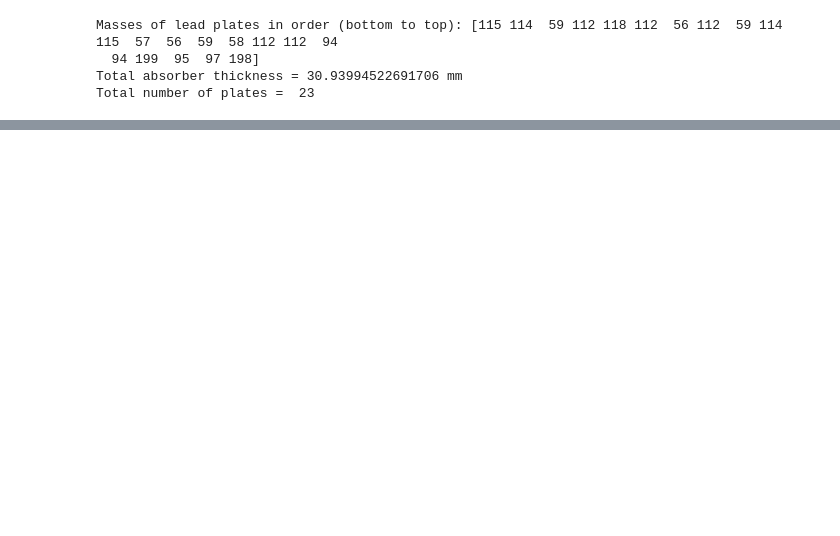
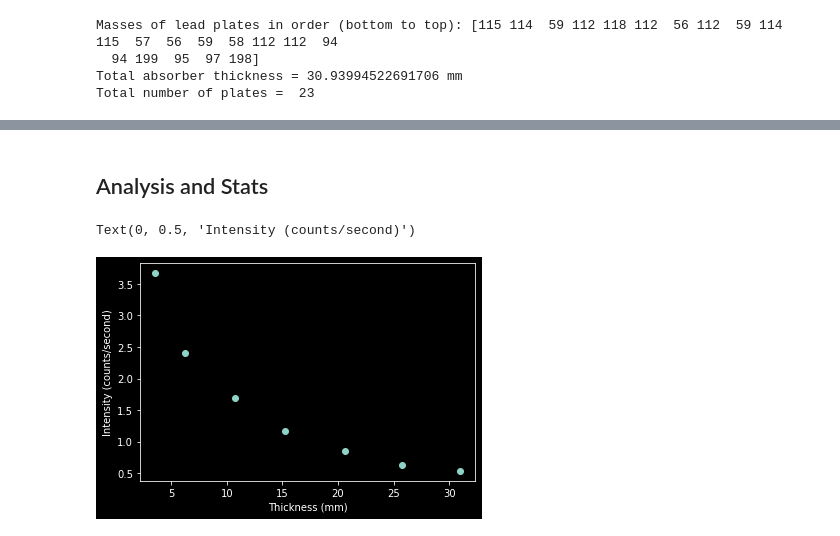
Before and after one commit to Jtearwicker/PHYS_133, a Jupyter notebook: Lab_2_Radiation (2).ipynb, the cells around one changed output, grey strips where cells are left out. Drawn from its saved outputs; the diff is of its cells as text; code cells hidden in the pictures; blank space fills up the shorter version.

```diff
--- a/Lab_2_Radiation (2).ipynb
+++ b/Lab_2_Radiation (2).ipynb
@@ -245,0 +206,11 @@ plt.scatter(thickness_combined[:], intensity_combined[:])
+# %% [markdown]
+## Analysis and Stats
+# %%
+I = np.array(intensity_combined[1:])
+x = np.array(thickness_combined[1:])
+plt.plot(x, I, 'o')
+plt.xlabel("Thickness (mm)")
+plt.ylabel("Intensity (counts/second)")
+# %% [output]
+Text(0, 0.5, 'Intensity (counts/second)')
+[figure, added]
```
Also changed, not shown: parts of 18 cells of this notebook.
